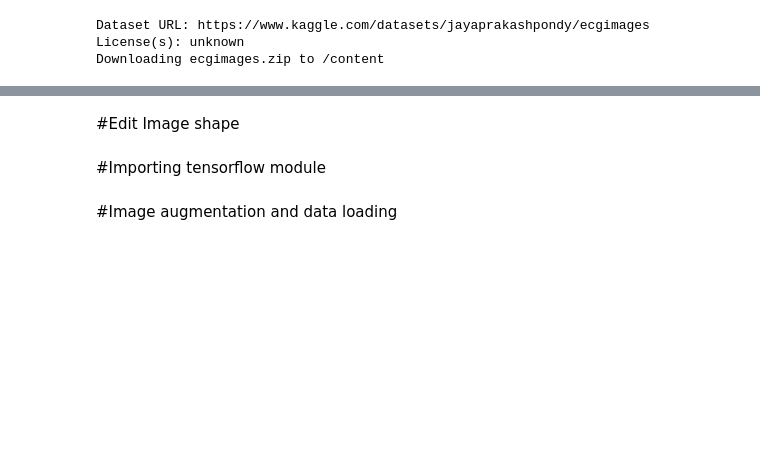
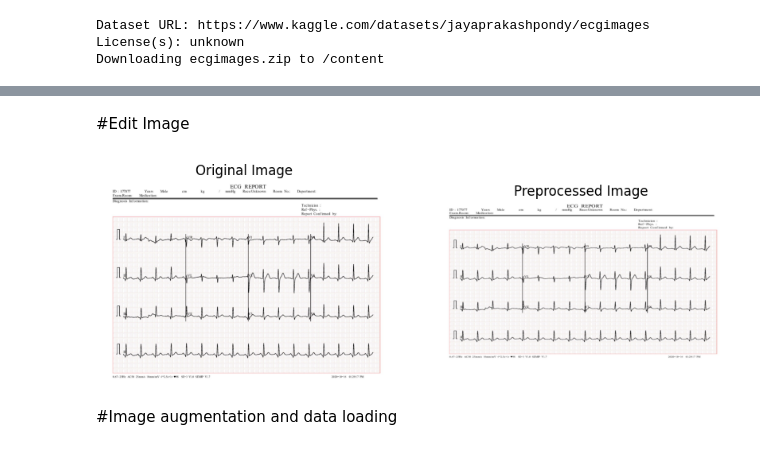
Before and after one commit to sagar27sahu/Heart-disease-prediction-using-ECG, a Jupyter notebook: Notebook/Heart-disease-categorzation.ipynb, the cells around one changed output, grey strips where cells are left out. Cells and saved outputs as stored; diff of their text form; code cells hidden in the pictures; blank space fills up the shorter version.

```diff
--- a/Notebook/Heart-disease-categorzation.ipynb
+++ b/Notebook/Heart-disease-categorzation.ipynb
@@ -23,5 +45,5 @@ zip_ref.close()
 # %% [markdown]
-#Edit Image shape
+#Edit Image
 # %%
 import os
 import cv2
@@ -90,2 +105,0 @@ batch_size = 32
-# %% [markdown]
-#Importing tensorflow module
@@ -94,2 +106,49 @@ import tensorflow as tf
+# %%
+
+train_path = '/content/train'
+test_path = '/content/test'
+target_width = 960
+target_height = 540
+
+# Function to preprocess image: resizing and blurring
+def preprocess_image(image_path, new_width, new_height):
+    image = cv2.imread(image_path)
+    blurred_image = cv2.GaussianBlur(image, (5, 5), 0)
+    resized_image = cv2.resize(blurred_image, (new_width, new_height), interpolation=cv2.INTER_LINEAR)
+    return resized_image
+
+def preview_image(image_path, new_width, new_height):
+    image = cv2.imread(image_path)
+    if image is None:
+        print(f"Failed to load image: {image_path}")
+        return
+
+    resized_image = preprocess_image(image_path, new_width, new_height)
+
+    if resized_image is None:
+        return
+
+    image_rgb = cv2.cvtColor(image, cv2.COLOR_BGR2RGB)
+    resized_image_rgb = cv2.cvtColor(resized_image, cv2.COLOR_BGR2RGB)
+
+    plt.figure(figsize=(10, 5))
+    plt.subplot(1, 2, 1)
+    plt.title('Original Image')
+    plt.imshow(image_rgb)
+    plt.axis('off')
+
+    plt.subplot(1, 2, 2)
+    plt.title('Preprocessed Image')
+    plt.imshow(resized_image_rgb)
+    plt.axis('off')
+    plt.show()
+
+# Preview an example image
+
+image_path = '/content/train/ECG Images of Patient that have abnormal heartbeat (233x12=2796)/HB(100).jpg'  # Replace with an actual image path
+
+preview_image(image_path, target_width, target_height)
+# %% [output]
+[figure, added]
 # %% [markdown]
 #Image augmentation and data loading
```
Also changed, not shown: parts of 21 cells of this notebook.
